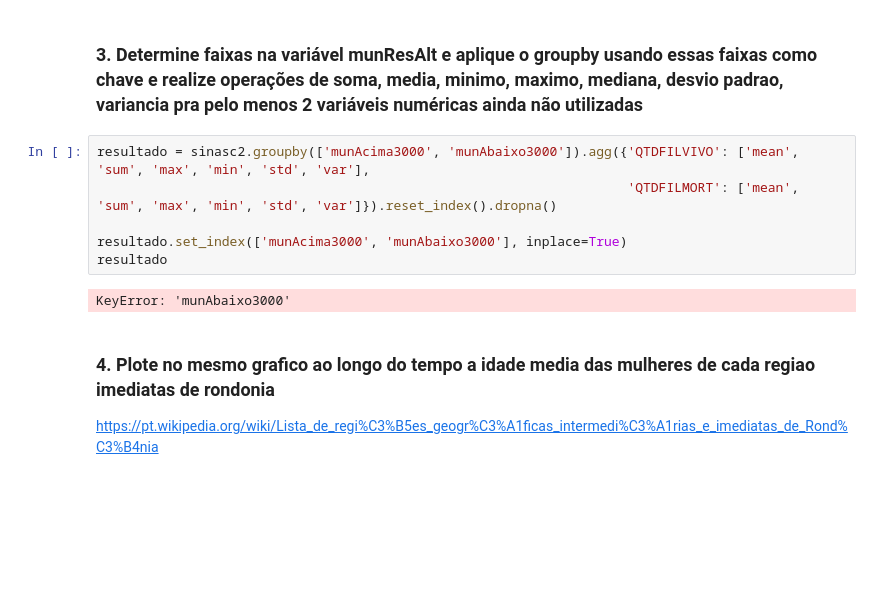
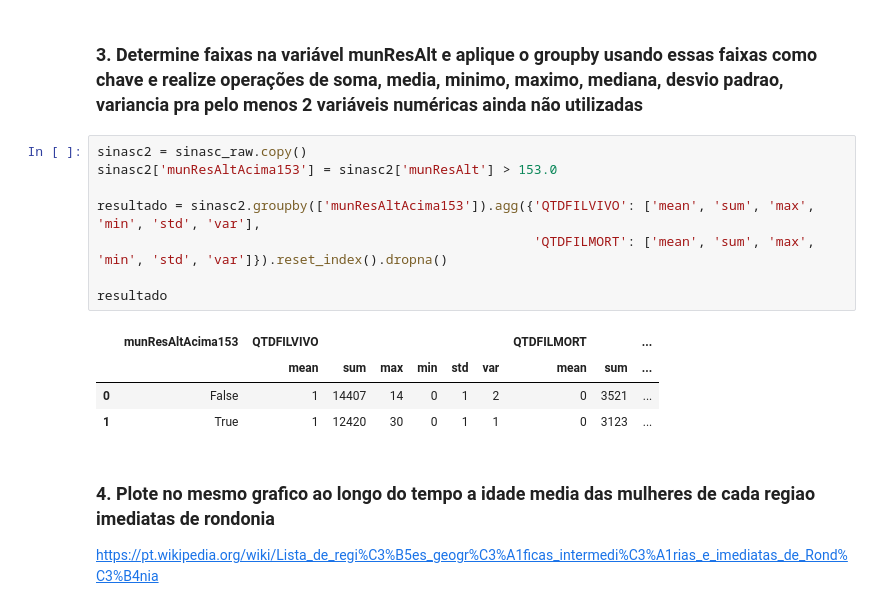
Before and after one commit to mbdpym/data-science-projects, a Jupyter notebook: Data Science/9/Mod9Tarefa2.ipynb, the cells around one changed output. Drawn from its saved outputs; the diff is of its cells as text; blank space fills up the shorter version.

```diff
--- a/Data Science/9/Mod9Tarefa2.ipynb
+++ b/Data Science/9/Mod9Tarefa2.ipynb
@@ -91,13 +94,18 @@ resultado
 # %% [markdown]
 ### 3. Determine faixas na variável munResAlt e aplique o groupby usando essas faixas como chave e realize operações de soma, media, minimo, maximo, mediana, desvio padrao, variancia pra pelo menos 2 variáveis numéricas ainda não utilizadas
 # %%
-resultado = sinasc2.groupby(['munAcima3000', 'munAbaixo3000']).agg({'QTDFILVIVO': ['mean', 'sum', 'max', 'min', 'std', 'var'],
-                                                                    'QTDFILMORT': ['mean', 'sum', 'max', 'min', 'std', 'var']}).reset_index().dropna()
+sinasc2 = sinasc_raw.copy()
+sinasc2['munResAltAcima153'] = sinasc2['munResAlt'] > 153.0
 
-resultado.set_index(['munAcima3000', 'munAbaixo3000'], inplace=True)
+resultado = sinasc2.groupby(['munResAltAcima153']).agg({'QTDFILVIVO': ['mean', 'sum', 'max', 'min', 'std', 'var'],
+                                                        'QTDFILMORT': ['mean', 'sum', 'max', 'min', 'std', 'var']}).reset_index().dropna()
+
 resultado
 # %% [output]
-KeyError: 'munAbaixo3000'
+|  | munResAltAcima153 | QTDFILVIVO |  |  |  |  |  | QTDFILMORT |  | ... |
+|  |  | mean | sum | max | min | std | var | mean | sum | ... |
+| 0 | False | 1 | 14407 | 14 | 0 | 1 | 2 | 0 | 3521 | ... |
+| 1 | True | 1 | 12420 | 30 | 0 | 1 | 1 | 0 | 3123 | ... |
 # %% [markdown]
 ### 4. Plote no mesmo grafico ao longo do tempo a idade media das mulheres de cada regiao imediatas de rondonia
 https://pt.wikipedia.org/wiki/Lista_de_regi%C3%B5es_geogr%C3%A1ficas_intermedi%C3%A1rias_e_imediatas_de_Rond%C3%B4nia
```
Also changed, not shown: parts of 5 cells of this notebook, 2 other files.
